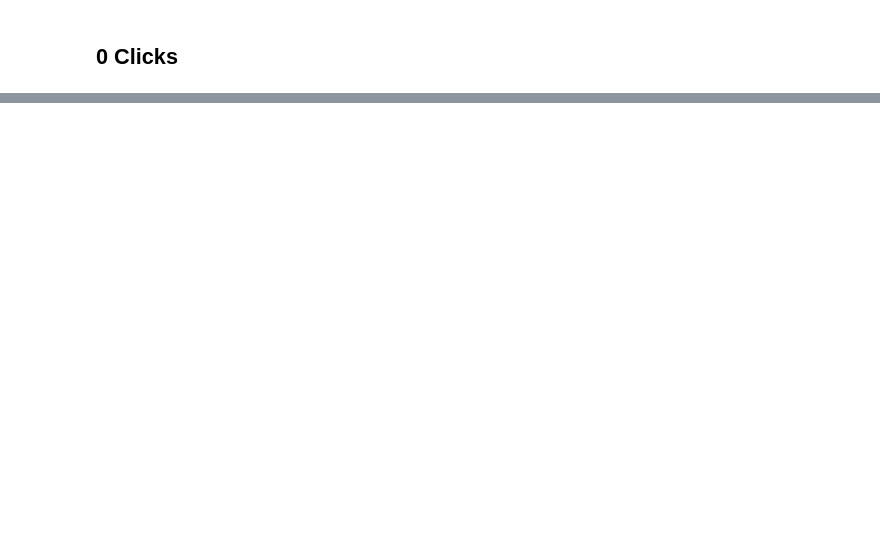
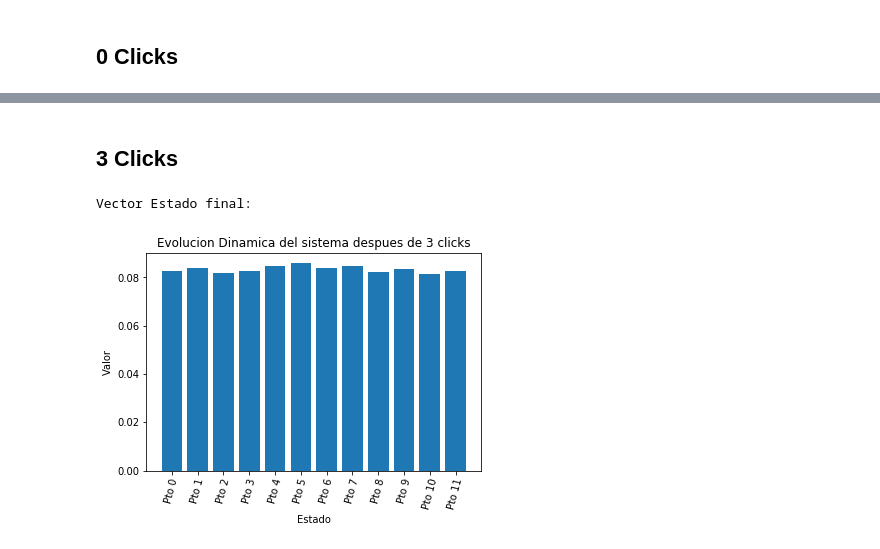
Before and after one commit to AriasAEnima/CNYT, a Jupyter notebook: Librerias/Pokemon.ipynb, the cells around one changed output, grey strips where cells are left out. Saved outputs shown, nothing was run; the diff lists cells and outputs as text; code cells hidden in the pictures; blank space fills up the shorter version.

```diff
--- a/Librerias/Pokemon.ipynb
+++ b/Librerias/Pokemon.ipynb
@@ -34,0 +66,7 @@ Vector Estado final:
+# %% [markdown]
+## 3 Clicks
+# %%
+resultado(D,I,3)
+# %% [output]
+Vector Estado final:
+[figure, added]
```
Also changed, not shown: parts of 32 cells of this notebook, 7 other files.
